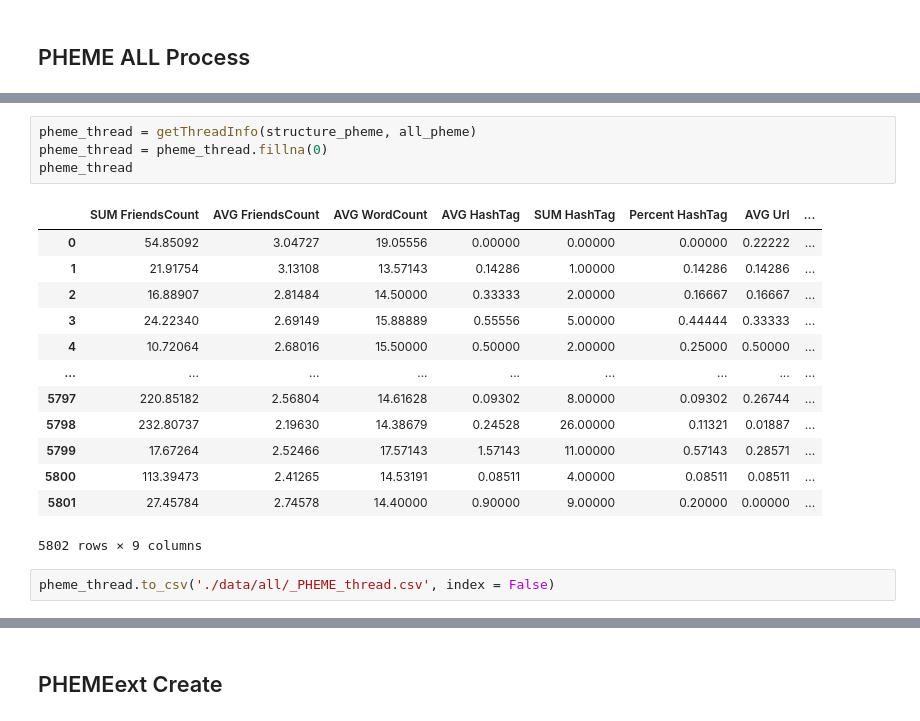
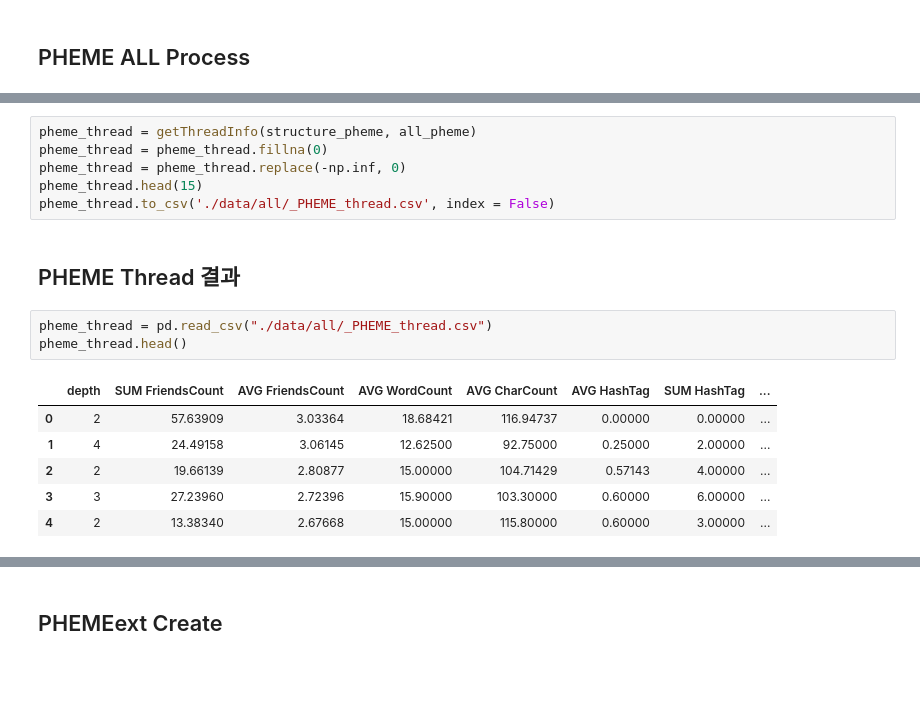
Before and after one commit to zzunebye/Capstone-code-data, a Jupyter notebook: _EXPORT_SparseFeatures.ipynb, the cells around one changed output, grey strips where cells are left out. Drawn from its saved outputs; the diff is of its cells as text; blank space fills up the shorter version.

```diff
--- a/_EXPORT_SparseFeatures.ipynb
+++ b/_EXPORT_SparseFeatures.ipynb
@@ -770,20 +858,18 @@ print(structure_pheme.shape)
 # %%
 pheme_thread = getThreadInfo(structure_pheme, all_pheme)
 pheme_thread = pheme_thread.fillna(0)
-pheme_thread
+pheme_thread = pheme_thread.replace(-np.inf, 0)
+pheme_thread.head(15)
+pheme_thread.to_csv('./data/all/_PHEME_thread.csv', index = False)
-# %% [output]
-|  | SUM FriendsCount | AVG FriendsCount | AVG WordCount | AVG HashTag | SUM HashTag | Percent HashTag | AVG Url | ... |
-| 0 | 54.85092 | 3.04727 | 19.05556 | 0.00000 | 0.00000 | 0.00000 | 0.22222 | ... |
-| 1 | 21.91754 | 3.13108 | 13.57143 | 0.14286 | 1.00000 | 0.14286 | 0.14286 | ... |
-| 2 | 16.88907 | 2.81484 | 14.50000 | 0.33333 | 2.00000 | 0.16667 | 0.16667 | ... |
-| 3 | 24.22340 | 2.69149 | 15.88889 | 0.55556 | 5.00000 | 0.44444 | 0.33333 | ... |
-| 4 | 10.72064 | 2.68016 | 15.50000 | 0.50000 | 2.00000 | 0.25000 | 0.50000 | ... |
-| ... | ... | ... | ... | ... | ... | ... | ... | ... |
-| 5797 | 220.85182 | 2.56804 | 14.61628 | 0.09302 | 8.00000 | 0.09302 | 0.26744 | ... |
-| 5798 | 232.80737 | 2.19630 | 14.38679 | 0.24528 | 26.00000 | 0.11321 | 0.01887 | ... |
-| 5799 | 17.67264 | 2.52466 | 17.57143 | 1.57143 | 11.00000 | 0.57143 | 0.28571 | ... |
-| 5800 | 113.39473 | 2.41265 | 14.53191 | 0.08511 | 4.00000 | 0.08511 | 0.08511 | ... |
-| 5801 | 27.45784 | 2.74578 | 14.40000 | 0.90000 | 9.00000 | 0.20000 | 0.00000 | ... |
-5802 rows × 9 columns
+# %% [markdown]
+## PHEME Thread 결과
 # %%
-pheme_thread.to_csv('./data/all/_PHEME_thread.csv', index = False)
+pheme_thread = pd.read_csv("./data/all/_PHEME_thread.csv")
+pheme_thread.head()
+# %% [output]
+|  | depth | SUM FriendsCount | AVG FriendsCount | AVG WordCount | AVG CharCount | AVG HashTag | SUM HashTag | ... |
+| 0 | 2 | 57.63909 | 3.03364 | 18.68421 | 116.94737 | 0.00000 | 0.00000 | ... |
+| 1 | 4 | 24.49158 | 3.06145 | 12.62500 | 92.75000 | 0.25000 | 2.00000 | ... |
+| 2 | 2 | 19.66139 | 2.80877 | 15.00000 | 104.71429 | 0.57143 | 4.00000 | ... |
+| 3 | 3 | 27.23960 | 2.72396 | 15.90000 | 103.30000 | 0.60000 | 6.00000 | ... |
+| 4 | 2 | 13.38340 | 2.67668 | 15.00000 | 115.80000 | 0.60000 | 3.00000 | ... |
```
Also changed, not shown: parts of 33 cells of this notebook, 2 other files.
